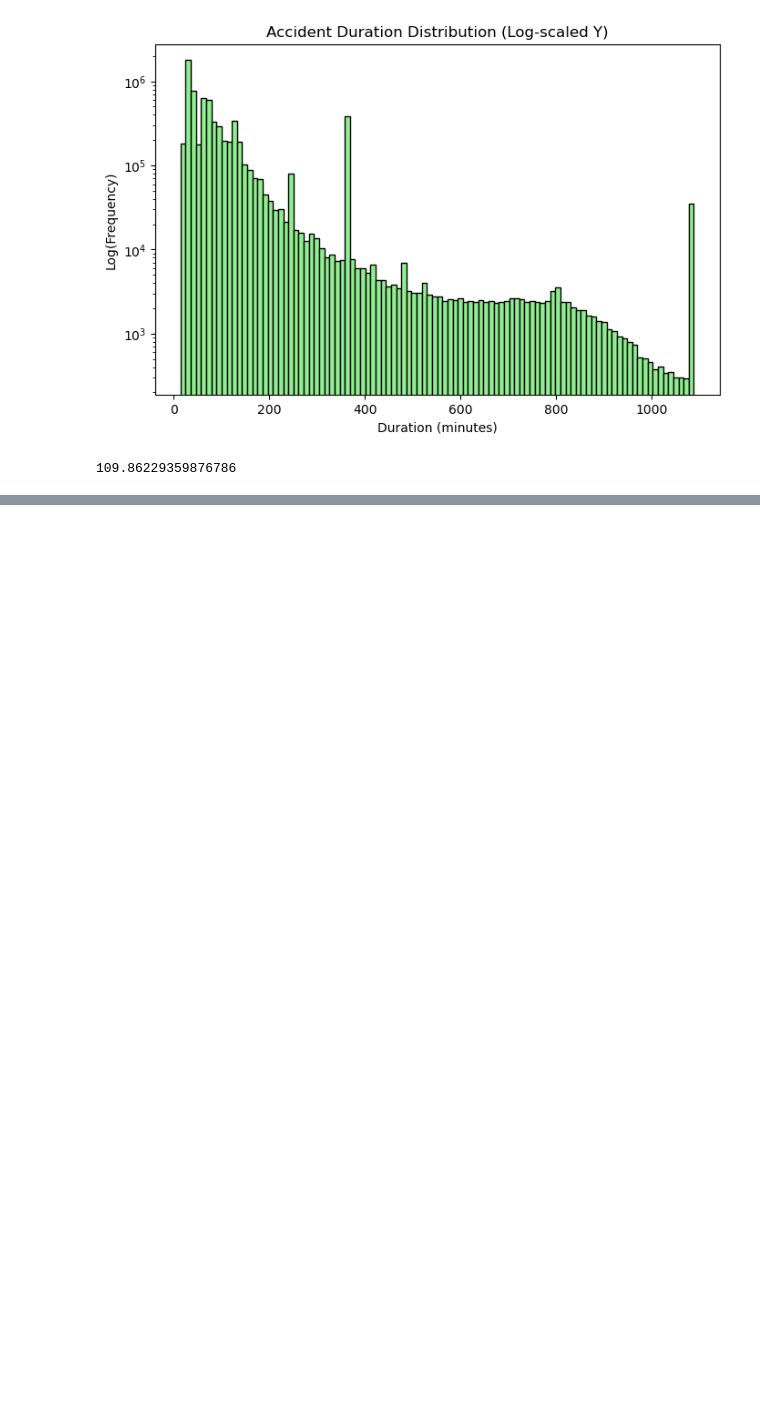
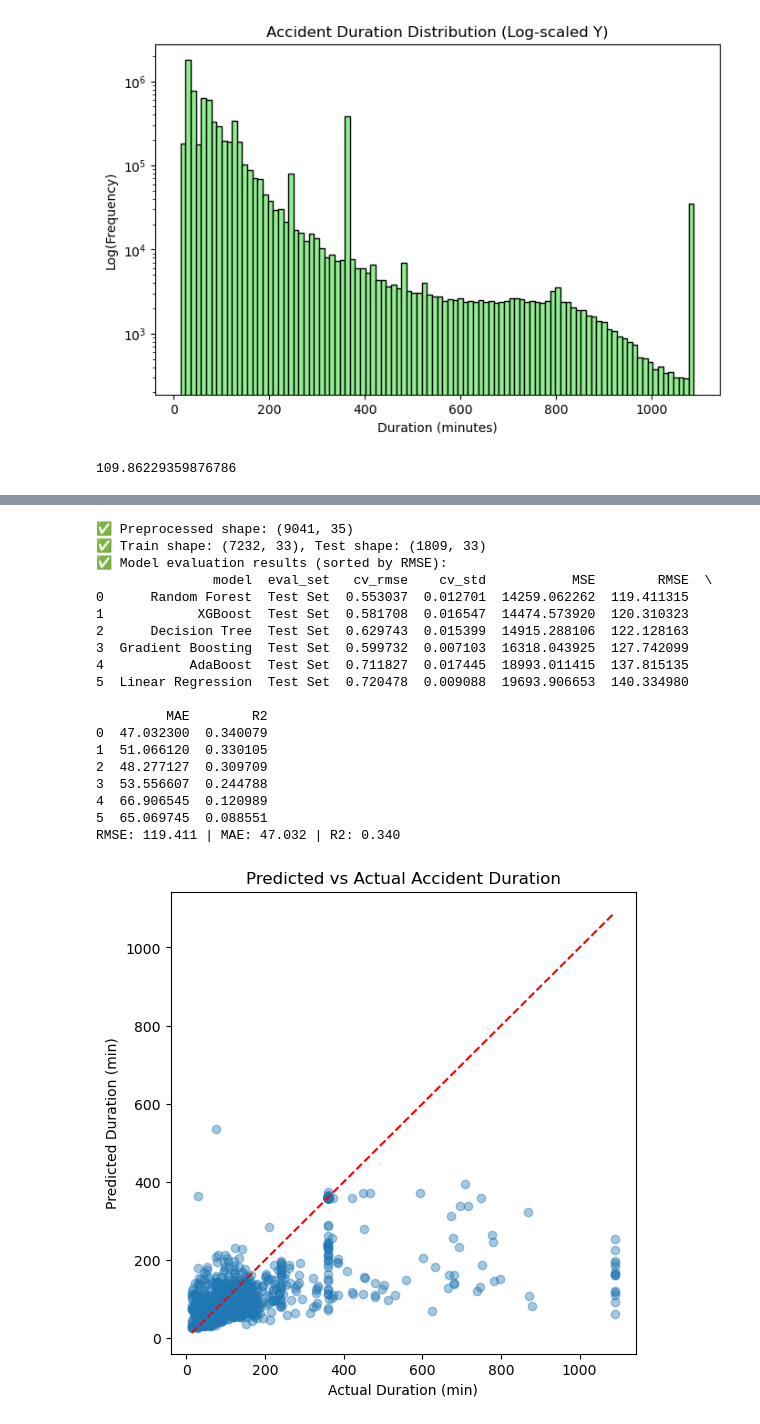
Before and after one commit to Roza-AS/ML_project, a Jupyter notebook: FE&Model.ipynb, the cells around one changed output, grey strips where cells are left out. Drawn from its saved outputs; the diff is of its cells as text; code cells hidden in the pictures; blank space fills up the shorter version.

```diff
--- a/FE&Model.ipynb
+++ b/FE&Model.ipynb
@@ -630,0 +915,29 @@ RMSE: 0.002 | MAE: 0.001 | R2: 1.000
+# %%
+# Limit to 10,000 rows for faster testing
+df_sample = df.sample(n=10000, random_state=42).reset_index(drop=True)
+pipe = AccidentDurationPipelineFixed(target_column='Duration_Minutes')
+df_pre = pipe.preprocess_data(df_sample)
+pipe.split_data(df_pre, test_size=0.2, use_log_target=True)
+results = pipe.train_and_evaluate_models(with_cv=True, use_test_set=True)
+pipe.plot_evaluation()                           # plots in original-minute scale
+# %% [output]
+✅ Preprocessed shape: (9041, 35)
+✅ Train shape: (7232, 33), Test shape: (1809, 33)
+✅ Model evaluation results (sorted by RMSE):
+               model  eval_set   cv_rmse    cv_std           MSE        RMSE  \
+0      Random Forest  Test Set  0.553037  0.012701  14259.062262  119.411315
+1            XGBoost  Test Set  0.581708  0.016547  14474.573920  120.310323
+2      Decision Tree  Test Set  0.629743  0.015399  14915.288106  122.128163
+3  Gradient Boosting  Test Set  0.599732  0.007103  16318.043925  127.742099
+4           AdaBoost  Test Set  0.711827  0.017445  18993.011415  137.815135
+5  Linear Regression  Test Set  0.720478  0.009088  19693.906653  140.334980
+
+         MAE        R2
+0  47.032300  0.340079
+1  51.066120  0.330105
+2  48.277127  0.309709
+3  53.556607  0.244788
+4  66.906545  0.120989
+5  65.069745  0.088551
+RMSE: 119.411 | MAE: 47.032 | R2: 0.340
+[figure, added]
```
Also changed, not shown: parts of 7 cells of this notebook.
